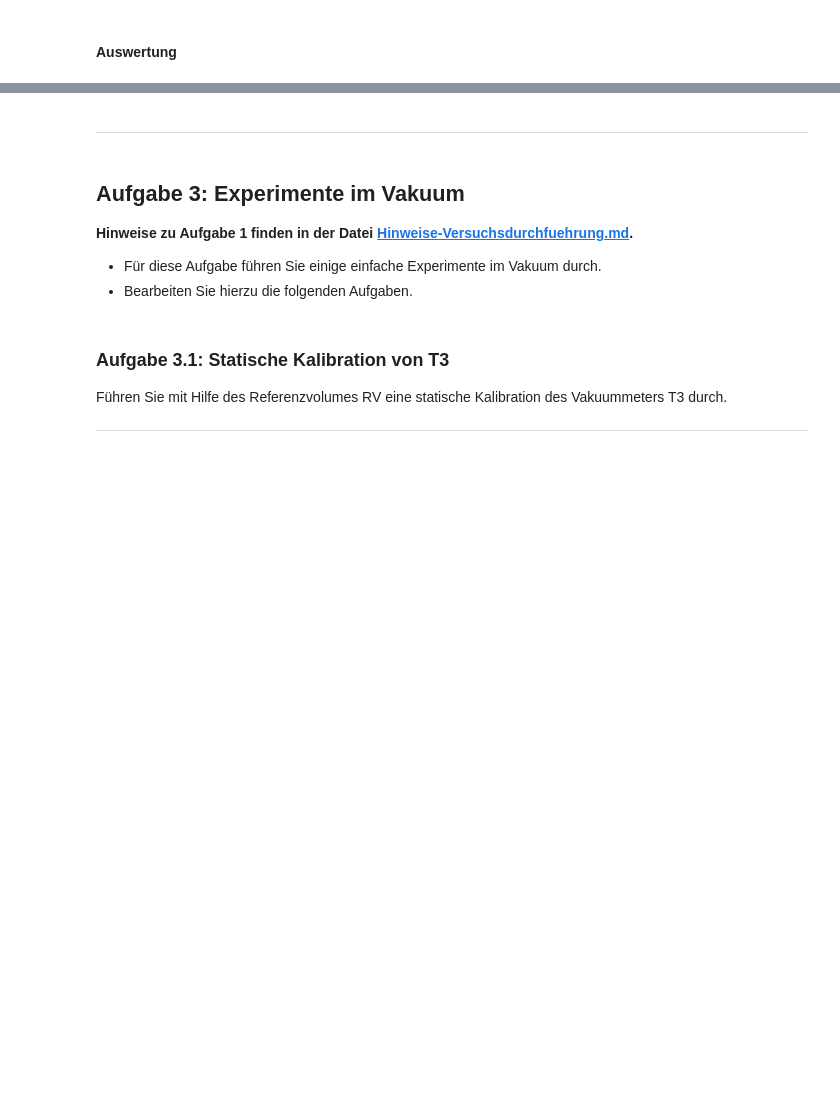
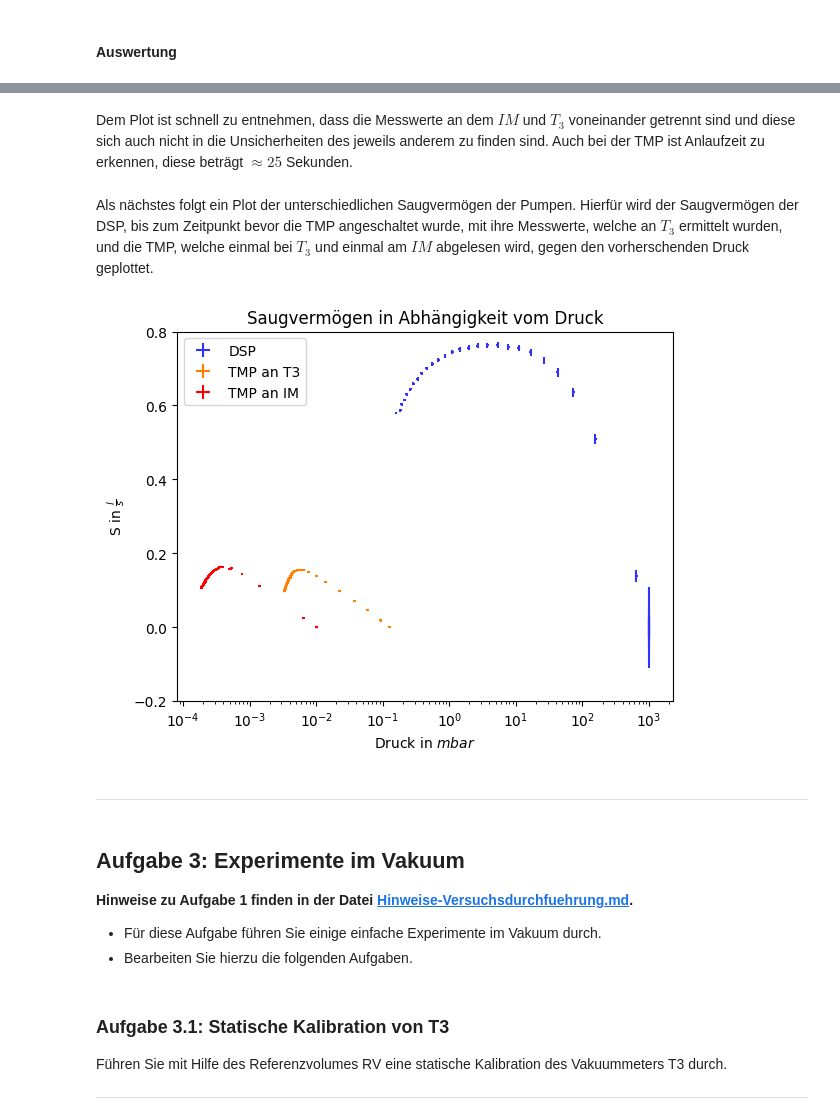
Before and after one commit to AlFa-Tier/Uni_codes, a Jupyter notebook: Praktikum/Vakuum/Vakuum.ipynb, the cells around one changed output, grey strips where cells are left out. Saved outputs shown, nothing was run; the diff lists cells and outputs as text; code cells hidden in the pictures; blank space fills up the shorter version.

```diff
--- a/Praktikum/Vakuum/Vakuum.ipynb
+++ b/Praktikum/Vakuum/Vakuum.ipynb
@@ -714,3 +724,32 @@ plt.show()
+# %% [markdown]
+Dem Plot ist schnell zu entnehmen, dass die Messwerte an dem $IM$ und $T_3$ voneinander getrennt sind und diese sich auch nicht in die Unsicherheiten des jeweils anderem zu finden sind. Auch bei der TMP ist Anlaufzeit zu erkennen, diese beträgt $\approx 25$ Sekunden.
+# %% [markdown]
+Als nächstes folgt ein Plot der unterschiedlichen Saugvermögen der Pumpen. Hierfür wird der Saugvermögen der DSP, bis zum Zeitpunkt bevor die TMP angeschaltet wurde, mit ihre Messwerte, welche an $T_3$ ermittelt wurden, und die TMP, welche einmal bei $T_3$ und einmal am $IM$ abgelesen wird, gegen den vorherschenden Druck geplottet.
+# %%
+S_DSP = [Saugvermoegen(time_3[i],pressure_T3[i],p_0=pressure_T3[0],V=V) for i in range(0,34)]
+S_TMP_T3 = [Saugvermoegen(time_3[i],pressure_T3[i],p_0=pressure_T3[34],V=V) for i in range(34,83)]
+S_TMP_IM = [Saugvermoegen(time_3[i],pressure_IM[i],p_0=pressure_IM[34],V=V) for i in range(34,83)]
+
+S_err_DSP= [del_S(time_3[i],pressure_T3[i],p_0=pressure_T3[0],V=V) for i in range(0,34)]
+S_err_TMP_T3= [del_S(time_3[i],pressure_T3[i],p_0=pressure_T3[0],V=V) for i in range(34,83)]
+S_err_TMP_IM= [del_S(time_3[i],pressure_IM[i],p_0=pressure_IM[0],V=V) for i in range(34,83)]
+
+#Create the PlotsF for S-p
+plt.errorbar(x=pressure_T3[0:34],y=S_DSP,xerr=0.05*pressure_T3[0:34],yerr=S_err_DSP,ls='none',color='#3232ff',label='DSP')
+plt.errorbar(x=pressure_T3[34:83],y=S_TMP_T3,xerr=0.05*pressure_T3[34:83],yerr=S_err_TMP_T3,ls='none',color='#ff8000',label='TMP an T3')
+plt.errorbar(x=pressure_IM[34:83],y=S_TMP_IM,xerr=0.05*pressure_IM[34:83],yerr=S_err_TMP_IM,ls='none',color='#ff0000',label='TMP an IM')
+
+plt.title('Saugvermögen in Abhängigkeit vom Druck')
+plt.xlabel('Druck in $mbar$')
+plt.ylabel(r'S in $\frac{{l}}{{s}}$')
+plt.xscale('log')
+plt.ylim(-0.2,0.8)
+
+#Show end result
+plt.legend()
+plt.show()
+# %% [output]
+[figure, added]
 # %% [markdown]
 
 ---
```
Also changed, not shown: parts of 5 cells of this notebook.
